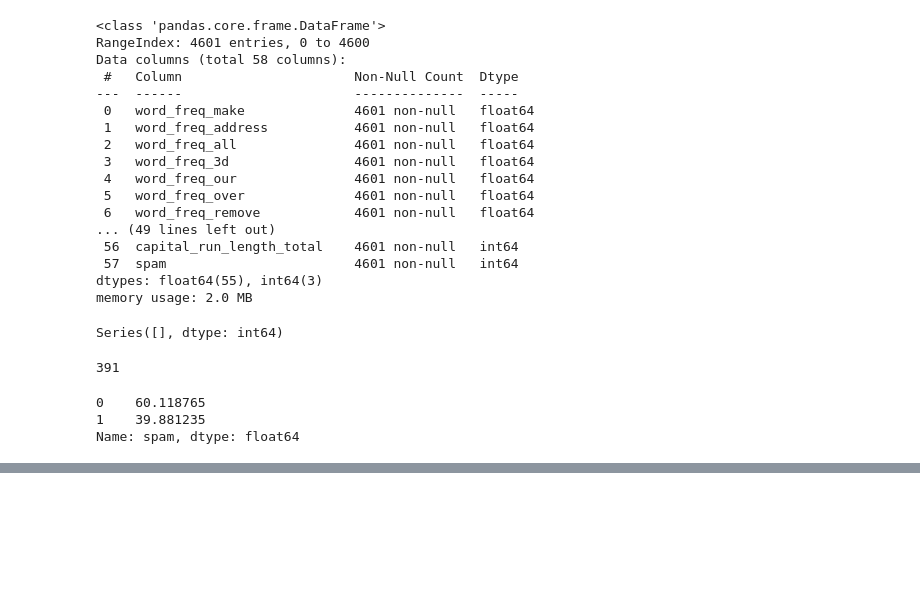
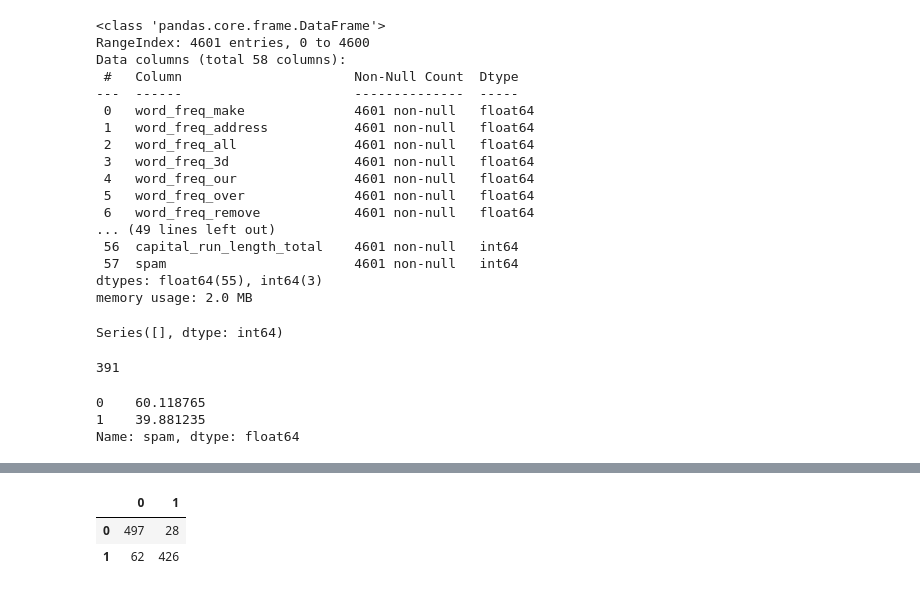
Before and after one commit to EllieMwangi/NaiveBayes-KNN-Classification, a Jupyter notebook: Naive_Bayes_Spam_Email_Detector.ipynb, the cells around one changed output, grey strips where cells are left out. Saved outputs shown, nothing was run; the diff lists cells and outputs as text; code cells hidden in the pictures; blank space fills up the shorter version.

```diff
--- a/Naive_Bayes_Spam_Email_Detector.ipynb
+++ b/Naive_Bayes_Spam_Email_Detector.ipynb
@@ -228,0 +359,8 @@ plt.xlable('Number ')
+# %%
+# Get confusion matrix
+matrix = confusion_matrix(y_test, gaussian_pred)
+pd.DataFrame(matrix, columns=[0,1], index=[0,1])
+# %% [output]
+|  | 0 | 1 |
+| 0 | 497 | 28 |
+| 1 | 62 | 426 |
```
Also changed, not shown: parts of 27 cells of this notebook.
